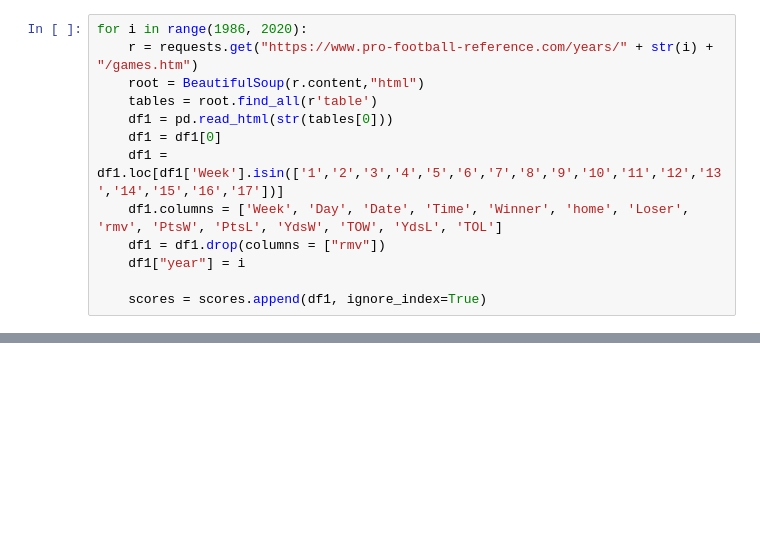
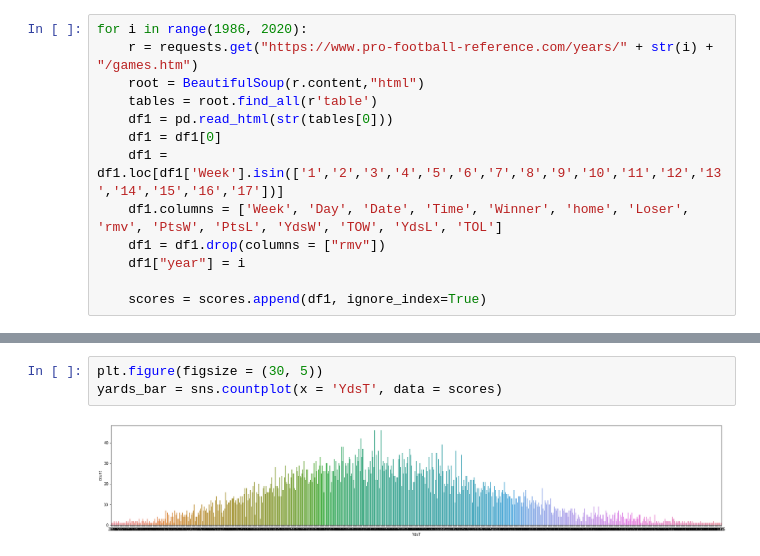
Before and after one commit to jacsho1/jacsho1.github.io, a Jupyter notebook: project.ipynb, the cells around one changed output, grey strips where cells are left out. Drawn from its saved outputs; the diff is of its cells as text; blank space fills up the shorter version.

```diff
--- a/project.ipynb
+++ b/project.ipynb
@@ -93,0 +116,5 @@ scores
+# %%
+plt.figure(figsize = (30, 5))
+yards_bar = sns.countplot(x = 'YdsT', data = scores)
+# %% [output]
+[figure, added]
```
Also changed, not shown: parts of 14 cells of this notebook.
